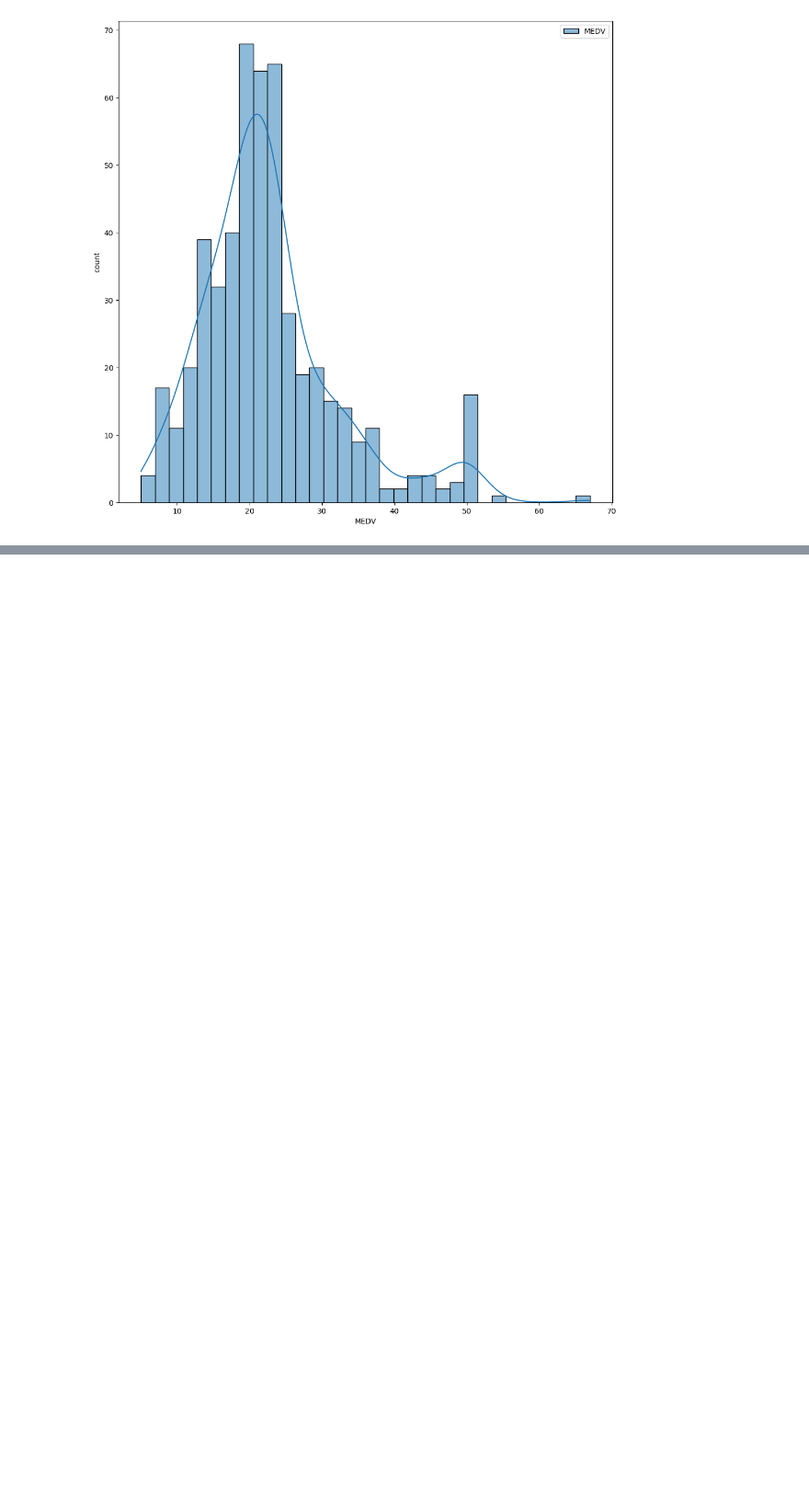
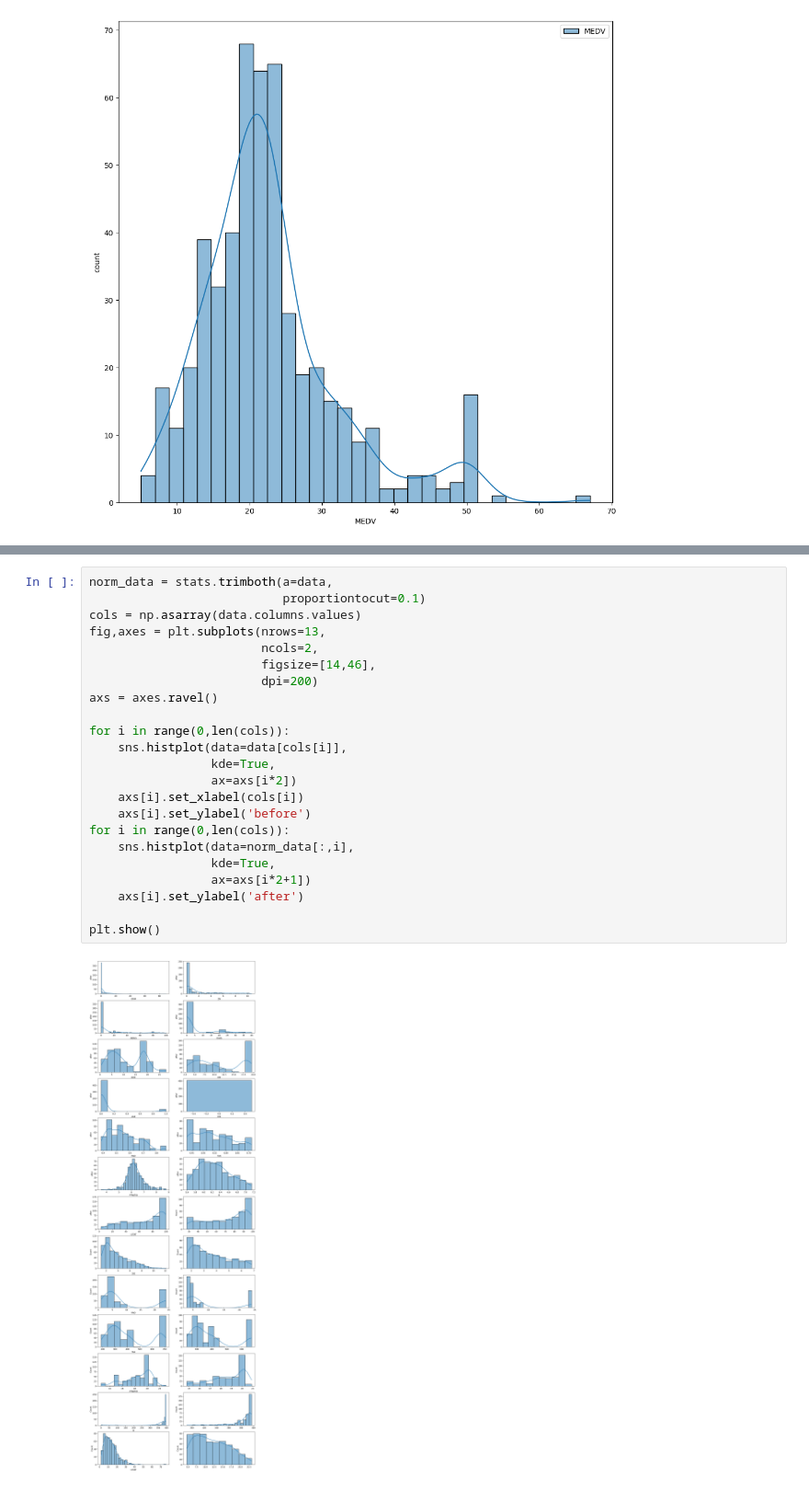
Before and after one commit to ashen007/Boston_Housing, a Jupyter notebook: model.ipynb, the cells around one changed output, grey strips where cells are left out. Shown at 92% size. Cells and saved outputs as stored; diff of their text form; blank space fills up the shorter version.

```diff
--- a/model.ipynb
+++ b/model.ipynb
@@ -177,0 +202,25 @@ plt.show()
+# %%
+norm_data = stats.trimboth(a=data,
+                           proportiontocut=0.1)
+cols = np.asarray(data.columns.values)
+fig,axes = plt.subplots(nrows=13,
+                        ncols=2,
+                        figsize=[14,46],
+                        dpi=200)
+axs = axes.ravel()
+
+for i in range(0,len(cols)):
+    sns.histplot(data=data[cols[i]],
+                 kde=True,
+                 ax=axs[i*2])
+    axs[i].set_xlabel(cols[i])
+    axs[i].set_ylabel('before')
+for i in range(0,len(cols)):
+    sns.histplot(data=norm_data[:,i],
+                 kde=True,
+                 ax=axs[i*2+1])
+    axs[i].set_ylabel('after')
+
+plt.show()
+# %% [output]
+[figure, added]
```
Also changed, not shown: parts of 31 cells of this notebook.
